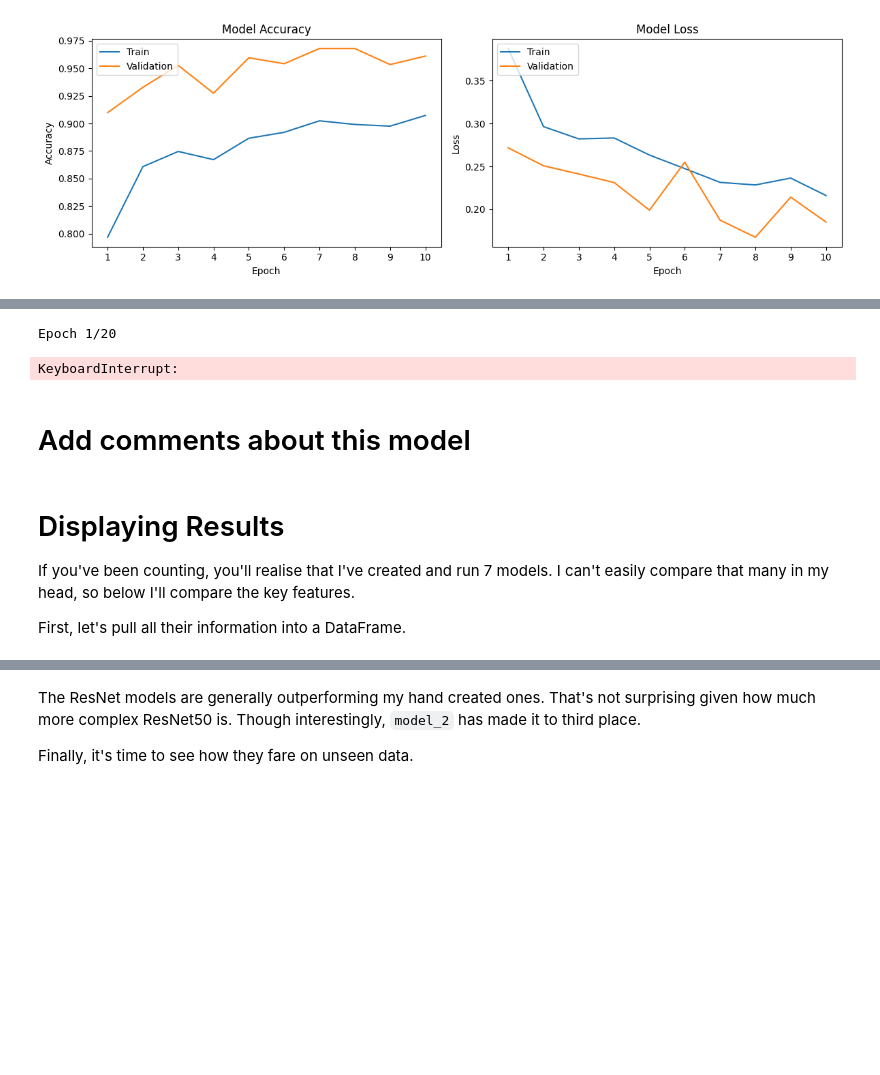
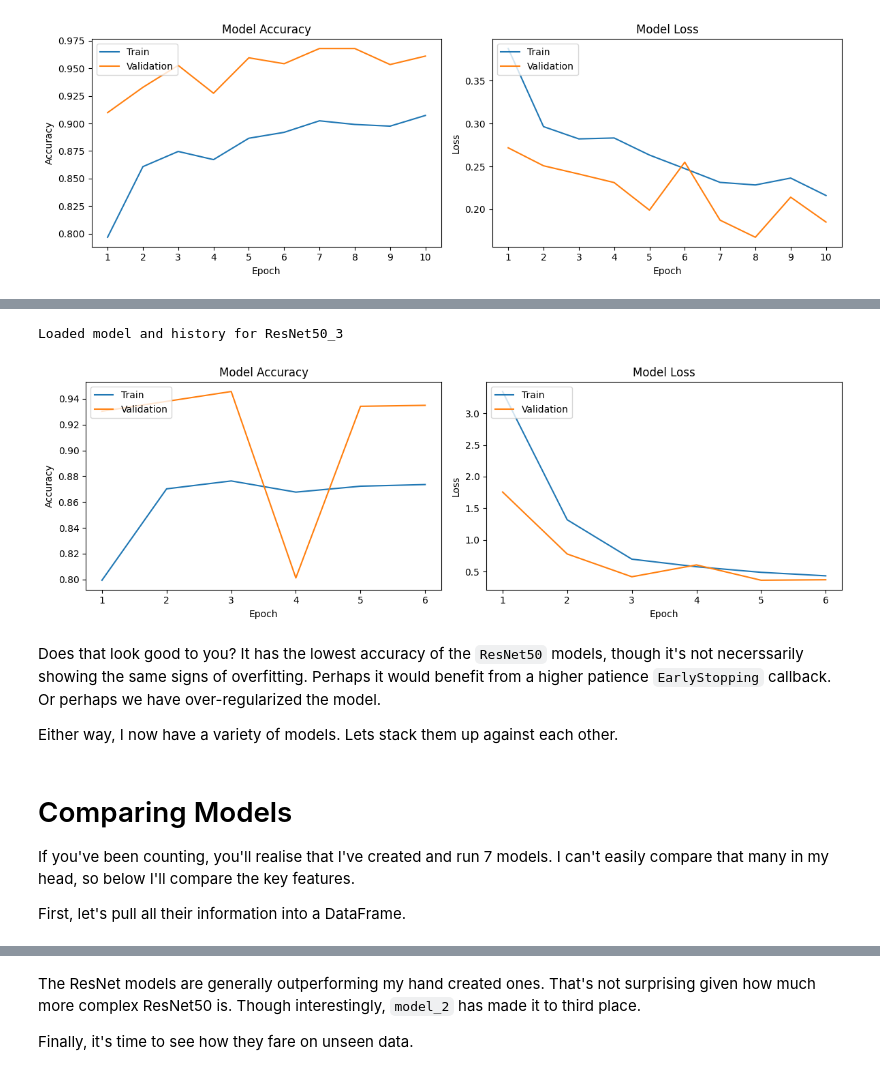
Before and after one commit to JosiahBeynon/detect-pneumonia-xray, a Jupyter notebook: Detect_Pneumonia_Using_X_Ray_Images_with_CNNs_and_Transfer_Learning.ipynb, the cells around one changed output, grey strips where cells are left out. Cells and saved outputs as stored; diff of their text form; code cells hidden in the pictures; blank space fills up the shorter version.

```diff
--- a/Detect_Pneumonia_Using_X_Ray_Images_with_CNNs_and_Transfer_Learning.ipynb
+++ b/Detect_Pneumonia_Using_X_Ray_Images_with_CNNs_and_Transfer_Learning.ipynb
@@ -266,7 +266,7 @@ def fit_plot_store(model, epochs=10, shuffle=False,
     # Define file name, dirs, and paths
     model_name = model.name
     directories = ['models', 'history']
-    model_file = f'models/{model_name}.h5'
+    model_file = f'models/{model_name}.keras'
     history_file = f'history/{model_name}_history.pkl'
 
     # Check for existing files
@@ -813,14 +815,16 @@ Trainable params: 16401 (64.07 KB)
 Non-trainable params: 23587712 (89.98 MB)
 _________________________________________________________________
 # %%
-fit_plot_store(resnet50_3, epochs=20, shuffle=True)
+fit_plot_store(resnet50_3, shuffle=True)
 # %% [output]
-Epoch 1/20
+Loaded model and history for ResNet50_3
-KeyboardInterrupt:
+[figure, added]
-# %% [markdown]
-# Add comments about this model
+# %% [markdown]
+Does that look good to you? It has the lowest accuracy of the `ResNet50` models, though it's not necerssarily showing the same signs of overfitting. Perhaps it would benefit from a higher patience `EarlyStopping` callback. Or perhaps we have over-regularized the model.
+
+Either way, I now have a variety of models. Lets stack them up against each other.
 # %% [markdown]
-# Displaying Results
+# Comparing Models
 
 If you've been counting, you'll realise that I've created and run 7 models. I can't easily compare that many in my head, so below I'll compare the key features.
 
```
Also changed, not shown: parts of 24 cells of this notebook.
